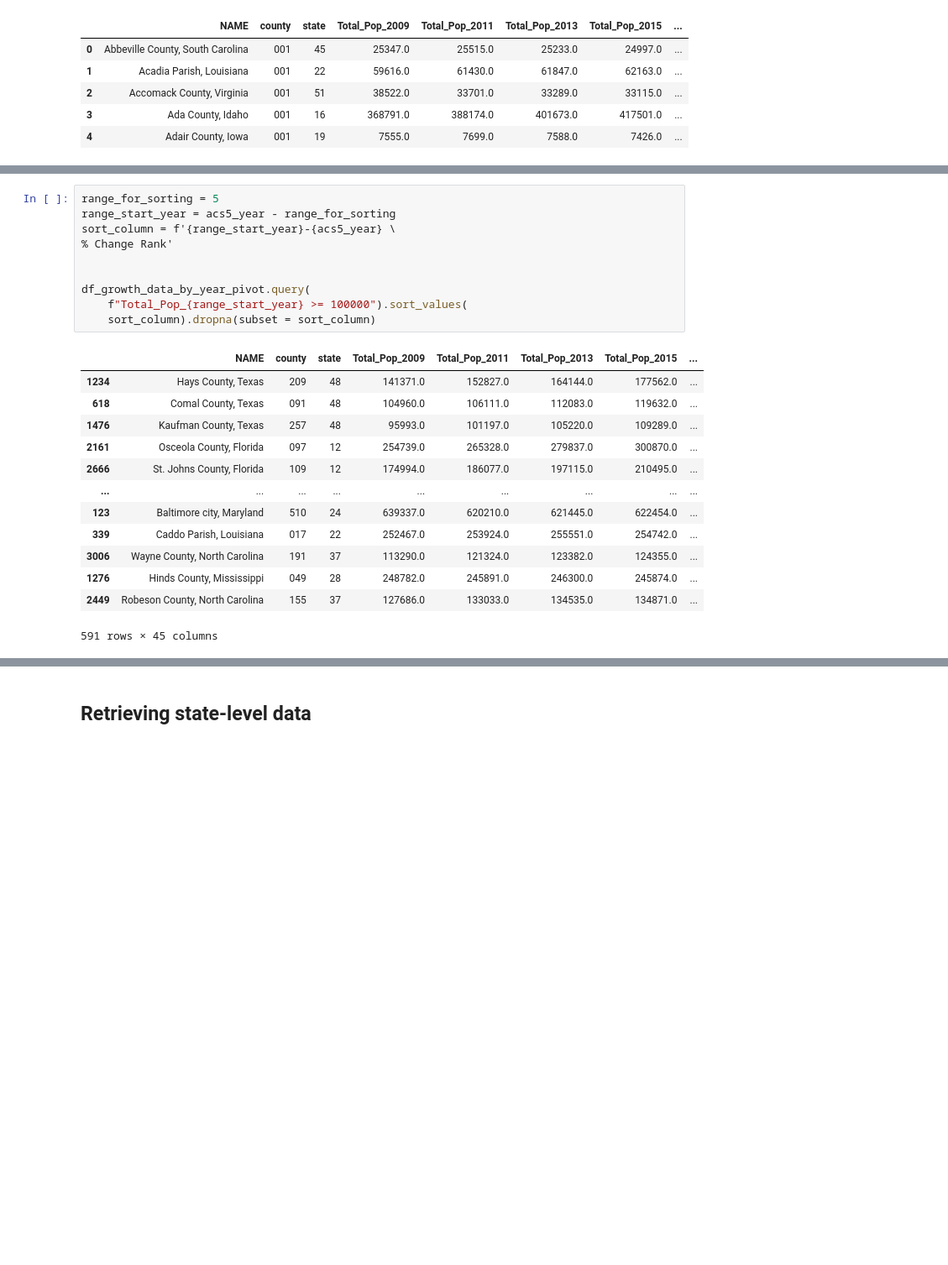
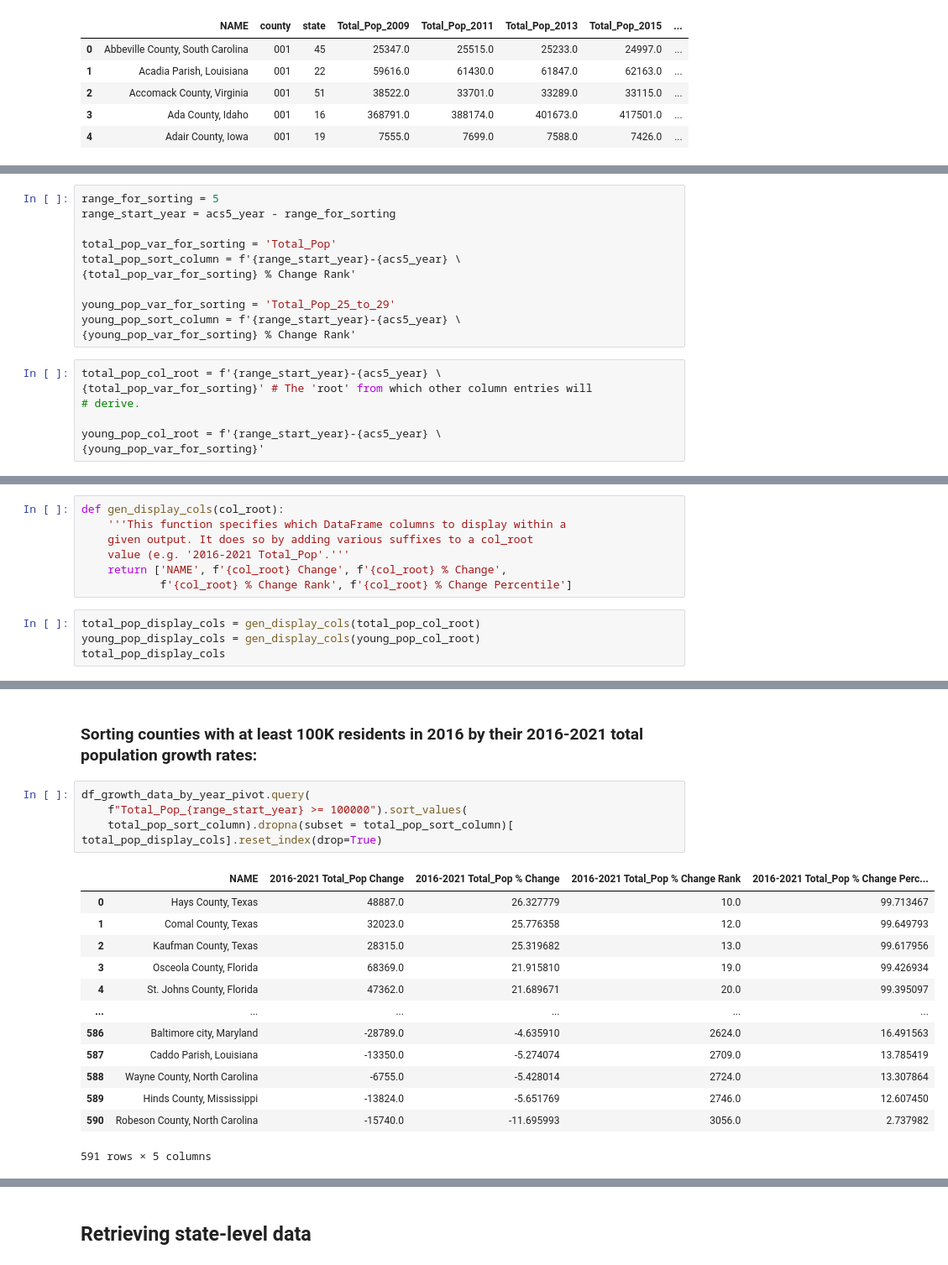
Before and after one commit to kburchfiel/pfn, a Jupyter notebook: Census_Data_Imports/census_data_imports_v2.ipynb, the cells around one changed output, grey strips where cells are left out. Shown at 84% size. Saved outputs shown, nothing was run; the diff lists cells and outputs as text; blank space fills up the shorter version.

```diff
--- a/Census_Data_Imports/census_data_imports_v2.ipynb
+++ b/Census_Data_Imports/census_data_imports_v2.ipynb
@@ -685,0 +732,18 @@ df_growth_data_by_year_pivot
+# %%
+range_for_sorting = 5
+range_start_year = acs5_year - range_for_sorting
+
+total_pop_var_for_sorting = 'Total_Pop'
+total_pop_sort_column = f'{range_start_year}-{acs5_year} \
+{total_pop_var_for_sorting} % Change Rank'
+
+young_pop_var_for_sorting = 'Total_Pop_25_to_29'
+young_pop_sort_column = f'{range_start_year}-{acs5_year} \
+{young_pop_var_for_sorting} % Change Rank'
+# %%
+total_pop_col_root = f'{range_start_year}-{acs5_year} \
+{total_pop_var_for_sorting}' # The 'root' from which other column entries will
+# derive.
+
+young_pop_col_root = f'{range_start_year}-{acs5_year} \
+{young_pop_var_for_sorting}'
@@ -685,0 +752,11 @@ df_growth_data_by_year_pivot
+# %%
+def gen_display_cols(col_root):
+    '''This function specifies which DataFrame columns to display within a
+    given output. It does so by adding various suffixes to a col_root
+    value (e.g. '2016-2021 Total_Pop'.'''
+    return ['NAME', f'{col_root} Change', f'{col_root} % Change',
+            f'{col_root} % Change Rank', f'{col_root} % Change Percentile']
+# %%
+total_pop_display_cols = gen_display_cols(total_pop_col_root)
+young_pop_display_cols = gen_display_cols(young_pop_col_root)
+total_pop_display_cols
@@ -686,24 +769,21 @@ df_growth_data_by_year_pivot
+# %% [markdown]
+### Sorting counties with at least 100K residents in 2016 by their 2016-2021 total population growth rates:
 # %%
-range_for_sorting = 5
-range_start_year = acs5_year - range_for_sorting
-sort_column = f'{range_start_year}-{acs5_year} \
-% Change Rank'
-
-
 df_growth_data_by_year_pivot.query(
     f"Total_Pop_{range_start_year} >= 100000").sort_values(
-    sort_column).dropna(subset = sort_column)
+    total_pop_sort_column).dropna(subset = total_pop_sort_column)[
+total_pop_display_cols].reset_index(drop=True)
 # %% [output]
-|  | NAME | county | state | Total_Pop_2009 | Total_Pop_2011 | Total_Pop_2013 | Total_Pop_2015 | ... |
-| 1234 | Hays County, Texas | 209 | 48 | 141371.0 | 152827.0 | 164144.0 | 177562.0 | ... |
-| 618 | Comal County, Texas | 091 | 48 | 104960.0 | 106111.0 | 112083.0 | 119632.0 | ... |
-| 1476 | Kaufman County, Texas | 257 | 48 | 95993.0 | 101197.0 | 105220.0 | 109289.0 | ... |
-| 2161 | Osceola County, Florida | 097 | 12 | 254739.0 | 265328.0 | 279837.0 | 300870.0 | ... |
-| 2666 | St. Johns County, Florida | 109 | 12 | 174994.0 | 186077.0 | 197115.0 | 210495.0 | ... |
-| ... | ... | ... | ... | ... | ... | ... | ... | ... |
-| 123 | Baltimore city, Maryland | 510 | 24 | 639337.0 | 620210.0 | 621445.0 | 622454.0 | ... |
-| 339 | Caddo Parish, Louisiana | 017 | 22 | 252467.0 | 253924.0 | 255551.0 | 254742.0 | ... |
-| 3006 | Wayne County, North Carolina | 191 | 37 | 113290.0 | 121324.0 | 123382.0 | 124355.0 | ... |
-| 1276 | Hinds County, Mississippi | 049 | 28 | 248782.0 | 245891.0 | 246300.0 | 245874.0 | ... |
-| 2449 | Robeson County, North Carolina | 155 | 37 | 127686.0 | 133033.0 | 134535.0 | 134871.0 | ... |
+|  | NAME | 2016-2021 Total_Pop Change | 2016-2021 Total_Pop % Change | 2016-2021 Total_Pop % Change Rank | 2016-2021 Total_Pop % Change Perc... |
+| 0 | Hays County, Texas | 48887.0 | 26.327779 | 10.0 | 99.713467 |
+| 1 | Comal County, Texas | 32023.0 | 25.776358 | 12.0 | 99.649793 |
+| 2 | Kaufman County, Texas | 28315.0 | 25.319682 | 13.0 | 99.617956 |
+| 3 | Osceola County, Florida | 68369.0 | 21.915810 | 19.0 | 99.426934 |
+| 4 | St. Johns County, Florida | 47362.0 | 21.689671 | 20.0 | 99.395097 |
+| ... | ... | ... | ... | ... | ... |
+| 586 | Baltimore city, Maryland | -28789.0 | -4.635910 | 2624.0 | 16.491563 |
+| 587 | Caddo Parish, Louisiana | -13350.0 | -5.274074 | 2709.0 | 13.785419 |
+| 588 | Wayne County, North Carolina | -6755.0 | -5.428014 | 2724.0 | 13.307864 |
+| 589 | Hinds County, Mississippi | -13824.0 | -5.651769 | 2746.0 | 12.607450 |
+| 590 | Robeson County, North Carolina | -15740.0 | -11.695993 | 3056.0 | 2.737982 |
-591 rows × 45 columns
+591 rows × 5 columns
```
Also changed, not shown: parts of 36 cells of this notebook, 8 other files.
